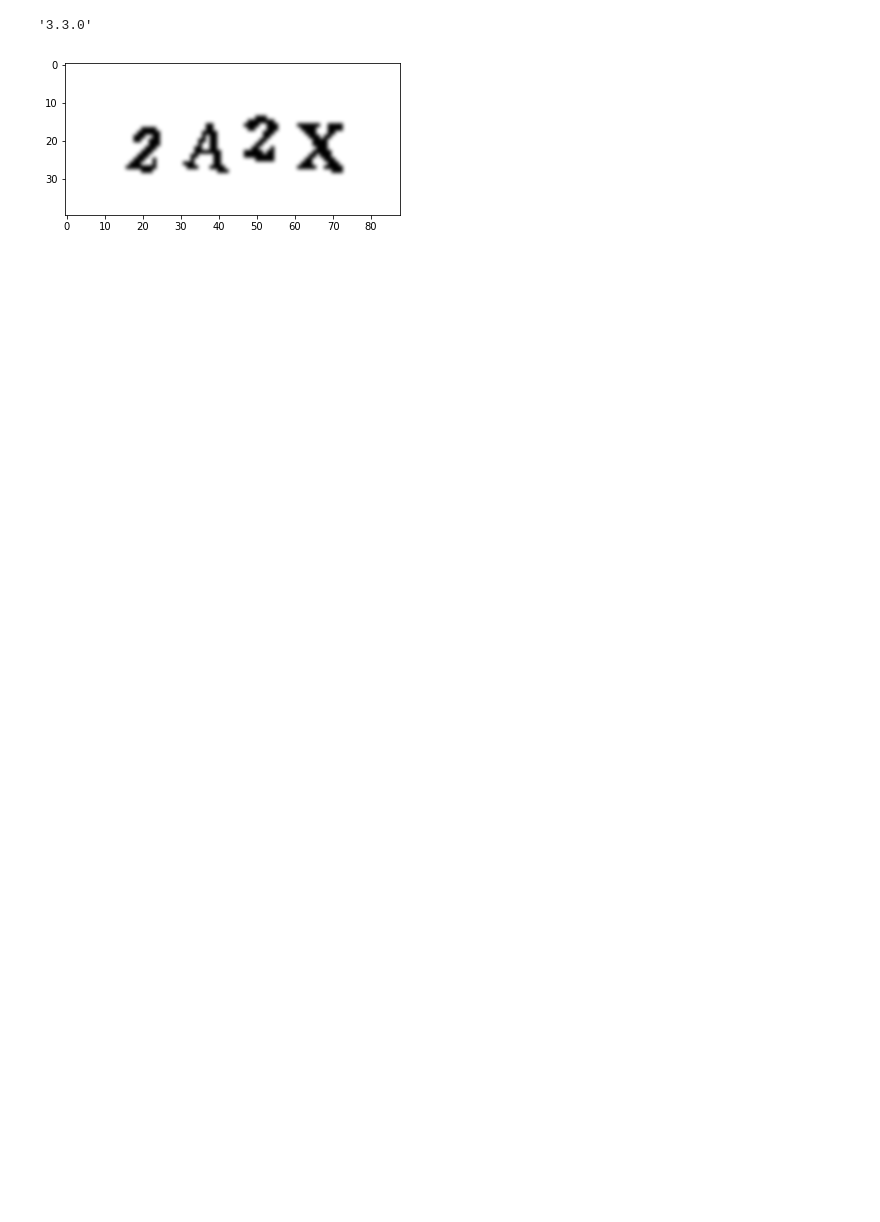
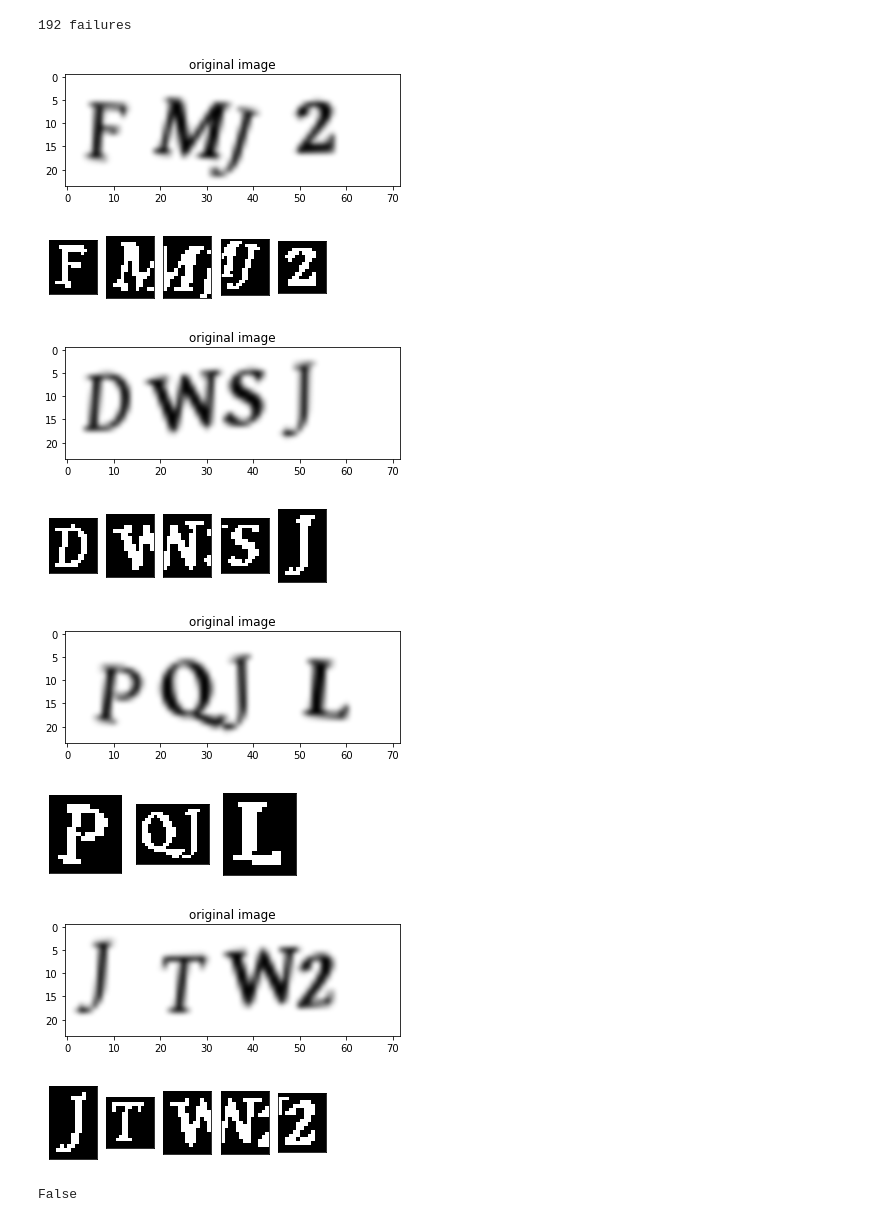
Before and after one commit to jhxu0416/hacking_CAPTCHA, a Jupyter notebook: src/extract_character.ipynb, the cells around one changed output. Drawn from its saved outputs; the diff is of its cells as text; code cells hidden in the pictures; blank space fills up the shorter version.

Commit message:
extract

```diff
--- a/src/extract_character.ipynb
+++ b/src/extract_character.ipynb
@@ -8,18 +7,0 @@ image_input_path = "2A2X.png"
-# %%
-cv2.__version__
-# %% [output]
-'3.3.0'
-# %%
-img = cv2.imread(image_input_path)
-# to grey scale
-grey = cv2.cvtColor(img, cv2.COLOR_RGB2GRAY )
-# add frame
-white = [255,255,255]
-grey = cv2.copyMakeBorder(grey, 8, 8, 8, 8, cv2.BORDER_CONSTANT, value = white)
-# Adaptive Thresholding
-# Converting color to only black and white
-th = cv2.adaptiveThreshold(grey,255,cv2.ADAPTIVE_THRESH_GAUSSIAN_C, cv2.THRESH_BINARY,11,2)
-plt.imshow(th, cmap = 'gray',interpolation = 'bicubic')
-plt.show()
-# %% [output]
-[figure, removed]
@@ -25,0 +84,38 @@ plt.show()
+# %%
+# cv2.__version__
+# This script is test on version 3.3.0
+img_input_dir = os.path.dirname(os.getcwd()) + "/wordpress"
+img_output_dir = os.path.dirname(os.getcwd()) + "/training_data"
+if not os.path.exists(img_output_dir):
+    os.makedirs(img_output_dir)
+label_counts = collections.defaultdict(int)
+failures = []
+with os.scandir(img_input_dir) as it:
+    for f in it:
+        if f.name.endswith(".png"):
+            success = extract_ch(img_input_dir, f.name, img_output_dir, label_counts)
+            if not success:
+                failures.append(f.name)
+print("{} failures".format(len(failures)))
+if failures:
+    with open('failures.txt', 'a') as the_file:
+        for failure in failures:
+            the_file.write(str(failure)+'\n')
+# %% [output]
+192 failures
+# %%
+# Analyzing failures samples
+extract_ch(img_input_dir, "FMJ2.png", plot = True)
+extract_ch(img_input_dir, "DWSJ.png", plot = True)
+extract_ch(img_input_dir, "PQJL.png", plot = True)
+extract_ch(img_input_dir, "JTW2.png", plot = True)
+# %% [output]
+[figure, added]
+[figure, added]
+[figure, added]
+[figure, added]
+[figure, added]
+[figure, added]
+[figure, added]
+[figure, added]
+False
```
Also changed, not shown: parts of 3 cells of this notebook, 1 other file.
